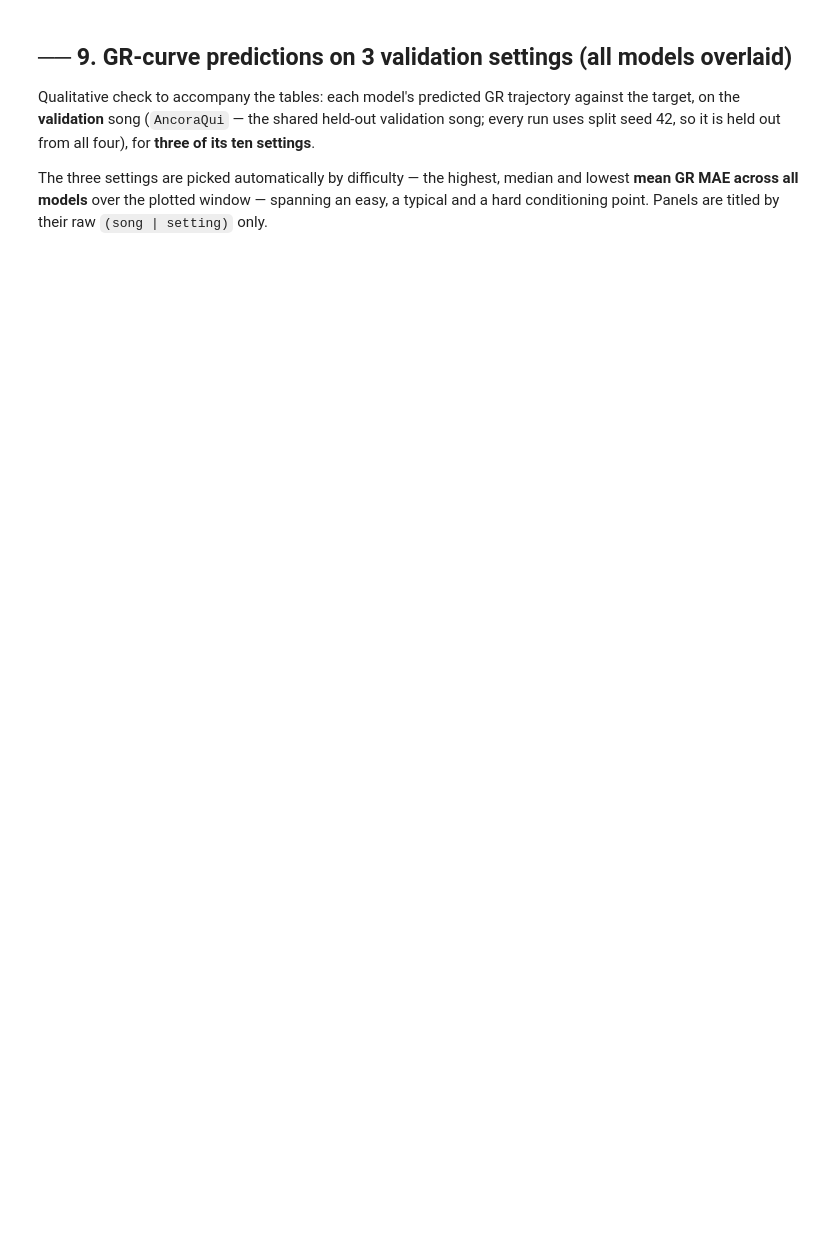
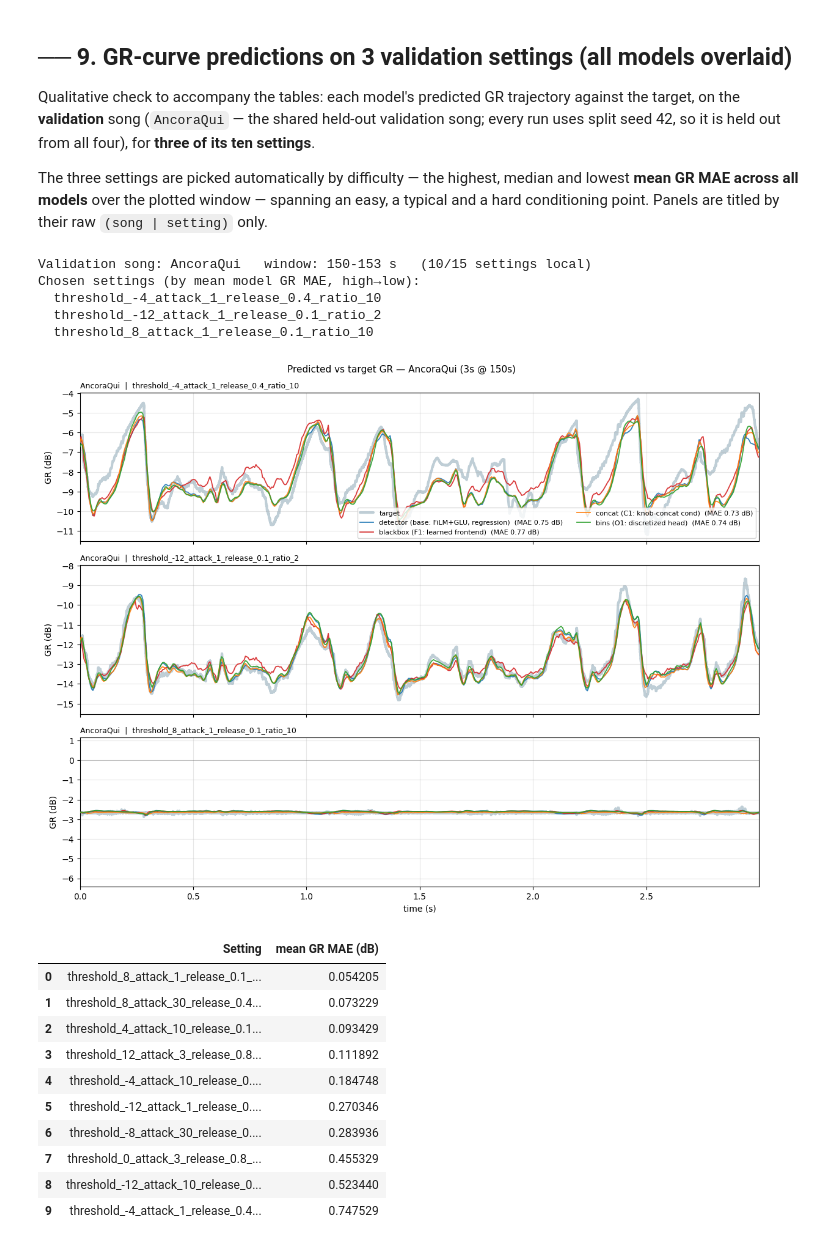
Before and after one commit to 5aola/Virtual-Analogue-Compressor-Modelling, a Jupyter notebook: 05_conditioning/eval_lstm_gr_compare.ipynb, the cells around one changed output. Drawn from its saved outputs; the diff is of its cells as text; code cells hidden in the pictures; blank space fills up the shorter version.

```diff
--- a/05_conditioning/eval_lstm_gr_compare.ipynb
+++ b/05_conditioning/eval_lstm_gr_compare.ipynb
@@ -696,7 +803,7 @@ and a hard conditioning point. Panels are titled by their raw `(song | setting)`
 # ── 9. GR-curve predictions on 3 validation settings (all models overlaid) ──
 
 PLOT_SONG = MODEL_REGISTRY["detector"]["split"].val_songs[0]   # held-out for every run
-PLOT_START_SEC = 60.0
+PLOT_START_SEC = 150.0
 PLOT_DURATION_SEC = 3.0
 PLOT_PRE_ROLL_SEC = 10.0
 
@@ -746,35 +853,67 @@ for s in _have:
 rank_df = pd.DataFrame(_rank_rows).sort_values("mean GR MAE (dB)").reset_index(drop=True)
 chosen_settings = [rank_df.iloc[-1]["Setting"],                 # hardest
                    rank_df.iloc[len(rank_df) // 2]["Setting"],  # median
-                   rank_df.iloc[0]["Setting"]]                  # easiest
+                   rank_df.iloc[1]["Setting"]]                  # easiest
 print(f"Validation song: {PLOT_SONG}   window: {PLOT_START_SEC:.0f}-"
       f"{PLOT_START_SEC + PLOT_DURATION_SEC:.0f} s   ({len(_have)}/{len(_settings)} settings local)")
 print("Chosen settings (by mean model GR MAE, high→low):")
 for s in chosen_settings:
     print(f"  {s}")
+
+# common y-span (same zoom for every subplot), each centered on its own data
+def _setting_vals(setting):
+    return np.concatenate([
+        np.concatenate([_curves[(setting, key)][1], _curves[(setting, key)][2]])
+        for key in MODEL_REGISTRY
+    ])
+
+_spans = {s: float(_setting_vals(s).max() - _setting_vals(s).min()) for s in chosen_settings}
+YSPAN = max(_spans.values()) * 1.10 + 1e-6   # widest range + 5% pad each side, shared by all
 
 fig, axes = plt.subplots(len(chosen_settings), 1, figsize=(12, 3.1 * len(chosen_settings)),
                          sharex=True, squeeze=False)
 for ax, setting in zip(axes[:, 0], chosen_settings):
     target_drawn = False
     for key, spec in MODEL_REGISTRY.items():
         t, gt, gp = _curves[(setting, key)]
         if not target_drawn:
             ax.plot(t, gt, color="#9db4c0", lw=3.0, alpha=0.65, label="target",
                     solid_capstyle="round", zorder=1)   # soft slate, sits behind
             target_drawn = True
         mae = float(np.mean(np.abs(gp - gt)))
         ax.plot(t, gp, color=spec["color"], lw=1.3, alpha=0.9, zorder=3,
                 label=f"{spec['label']}  (MAE {mae:.2f} dB)")
     ax.axhline(0, color="k", lw=0.5, alpha=0.3)
     ax.set_ylabel("GR (dB)")
     ax.set_title(f"{PLOT_SONG}  |  {setting}", fontsize=9, loc="left")
     ax.grid(alpha=0.3)
+    ax.set_xlim(t[0], t[-1])   # tight: curves reach both edges
+    _sv = _setting_vals(setting)
+    _mid = 0.5 * (float(_sv.min()) + float(_sv.max()))   # center on this setting's own data
+    ax.set_ylim(_mid - YSPAN / 2, _mid + YSPAN / 2)      # same span everywhere, so no zoom change
 axes[0, 0].legend(loc="lower right", fontsize=8, ncol=2)
 axes[-1, 0].set_xlabel("time (s)")
 fig.suptitle(f"Predicted vs target GR — {PLOT_SONG} "
              f"({PLOT_DURATION_SEC:.0f}s @ {PLOT_START_SEC:.0f}s)", fontsize=11)
 plt.tight_layout()
 plt.show()
 
 display(rank_df)
+# %% [output]
+Validation song: AncoraQui   window: 150-153 s   (10/15 settings local)
+Chosen settings (by mean model GR MAE, high→low):
+  threshold_-4_attack_1_release_0.4_ratio_10
+  threshold_-12_attack_1_release_0.1_ratio_2
+  threshold_8_attack_1_release_0.1_ratio_10
+[figure, added]
+|  | Setting | mean GR MAE (dB) |
+| 0 | threshold_8_attack_1_release_0.1_... | 0.054205 |
+| 1 | threshold_8_attack_30_release_0.4... | 0.073229 |
+| 2 | threshold_4_attack_10_release_0.1... | 0.093429 |
+| 3 | threshold_12_attack_3_release_0.8... | 0.111892 |
+| 4 | threshold_-4_attack_10_release_0.... | 0.184748 |
+| 5 | threshold_-12_attack_1_release_0.... | 0.270346 |
+| 6 | threshold_-8_attack_30_release_0.... | 0.283936 |
+| 7 | threshold_0_attack_3_release_0.8_... | 0.455329 |
+| 8 | threshold_-12_attack_10_release_0... | 0.523440 |
+| 9 | threshold_-4_attack_1_release_0.4... | 0.747529 |
```
Also changed, not shown: parts of 9 cells of this notebook, 6 other files.
